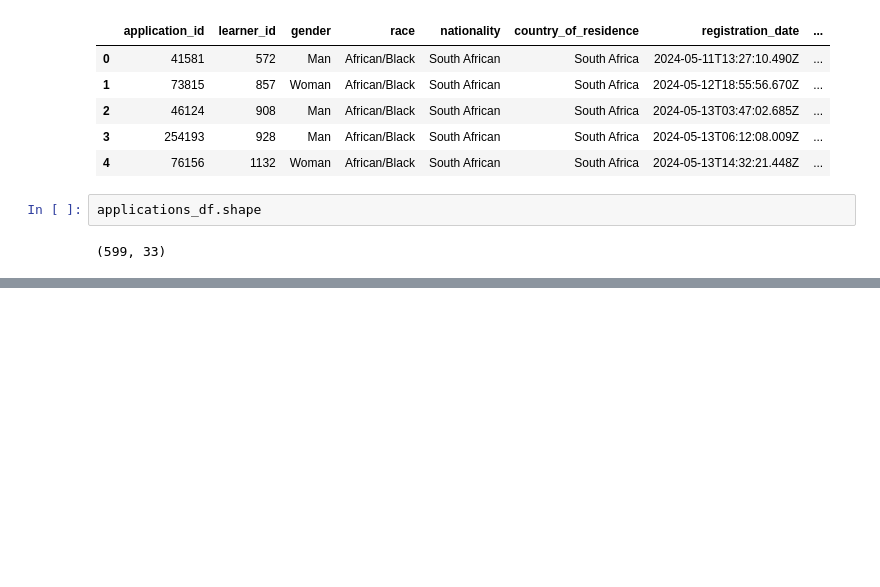
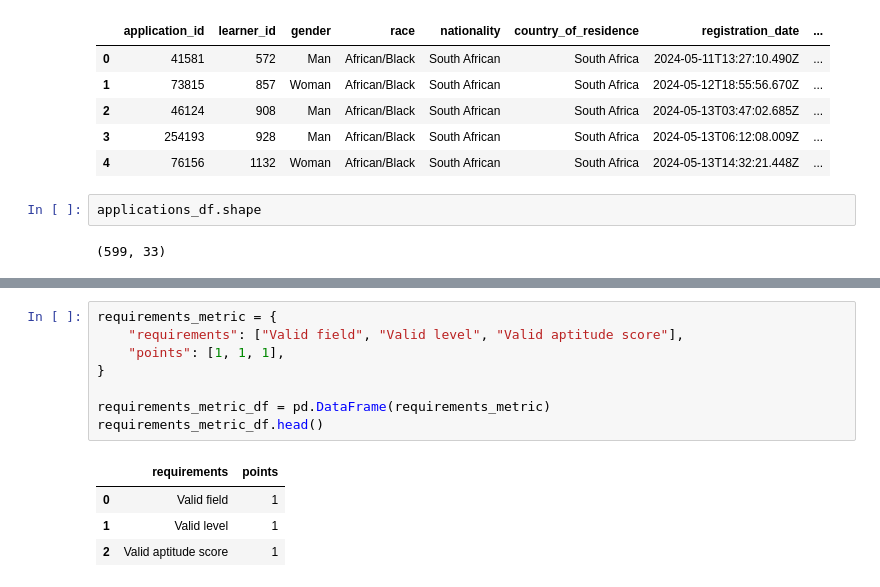
Before and after one commit to Nhlakanipho07/Umuzi-Skills-Test, a Jupyter notebook: notebook/applications_analysis.ipynb, the cells around one changed output, grey strips where cells are left out. Drawn from its saved outputs; the diff is of its cells as text; blank space fills up the shorter version.

```diff
--- a/notebook/applications_analysis.ipynb
+++ b/notebook/applications_analysis.ipynb
@@ -259,0 +273,13 @@ applications_df.shape
+# %%
+requirements_metric = {
+    "requirements": ["Valid field", "Valid level", "Valid aptitude score"],
+    "points": [1, 1, 1],
+}
+
+requirements_metric_df = pd.DataFrame(requirements_metric)
+requirements_metric_df.head()
+# %% [output]
+|  | requirements | points |
+| 0 | Valid field | 1 |
+| 1 | Valid level | 1 |
+| 2 | Valid aptitude score | 1 |
```
Also changed, not shown: parts of 15 cells of this notebook.
